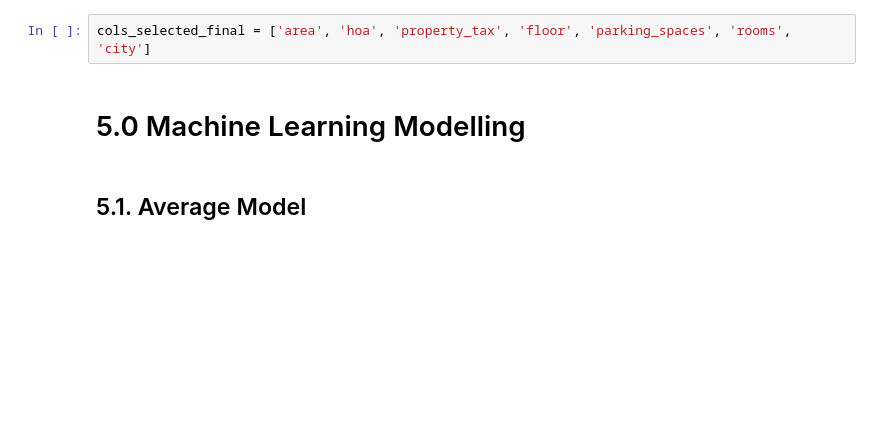
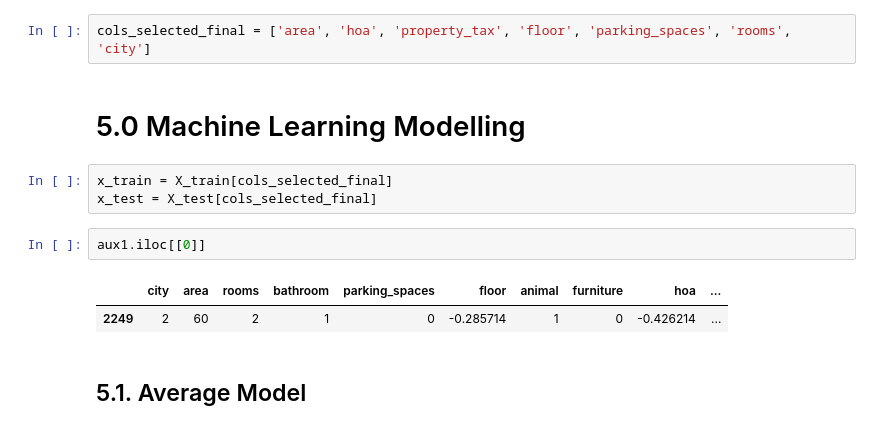
Before and after one commit to math-prog/house_predict, a Jupyter notebook: notebooks/1.0.mso.house_predict.ipynb, the cells around one changed output. Drawn from its saved outputs; the diff is of its cells as text; blank space fills up the shorter version.

```diff
--- a/notebooks/1.0.mso.house_predict.ipynb
+++ b/notebooks/1.0.mso.house_predict.ipynb
@@ -478,5 +494,13 @@ X_train.sample()
 cols_selected_final = ['area', 'hoa', 'property_tax', 'floor', 'parking_spaces', 'rooms', 'city']
 # %% [markdown]
 # 5.0 Machine Learning Modelling
+# %%
+x_train = X_train[cols_selected_final]
+x_test = X_test[cols_selected_final]
+# %%
+aux1.iloc[[0]]
+# %% [output]
+|  | city | area | rooms | bathroom | parking_spaces | floor | animal | furniture | hoa | ... |
+| 2249 | 2 | 60 | 2 | 1 | 0 | -0.285714 | 1 | 0 | -0.426214 | ... |
 # %% [markdown]
 ## 5.1. Average Model
```
Also changed, not shown: parts of 3 cells of this notebook.
